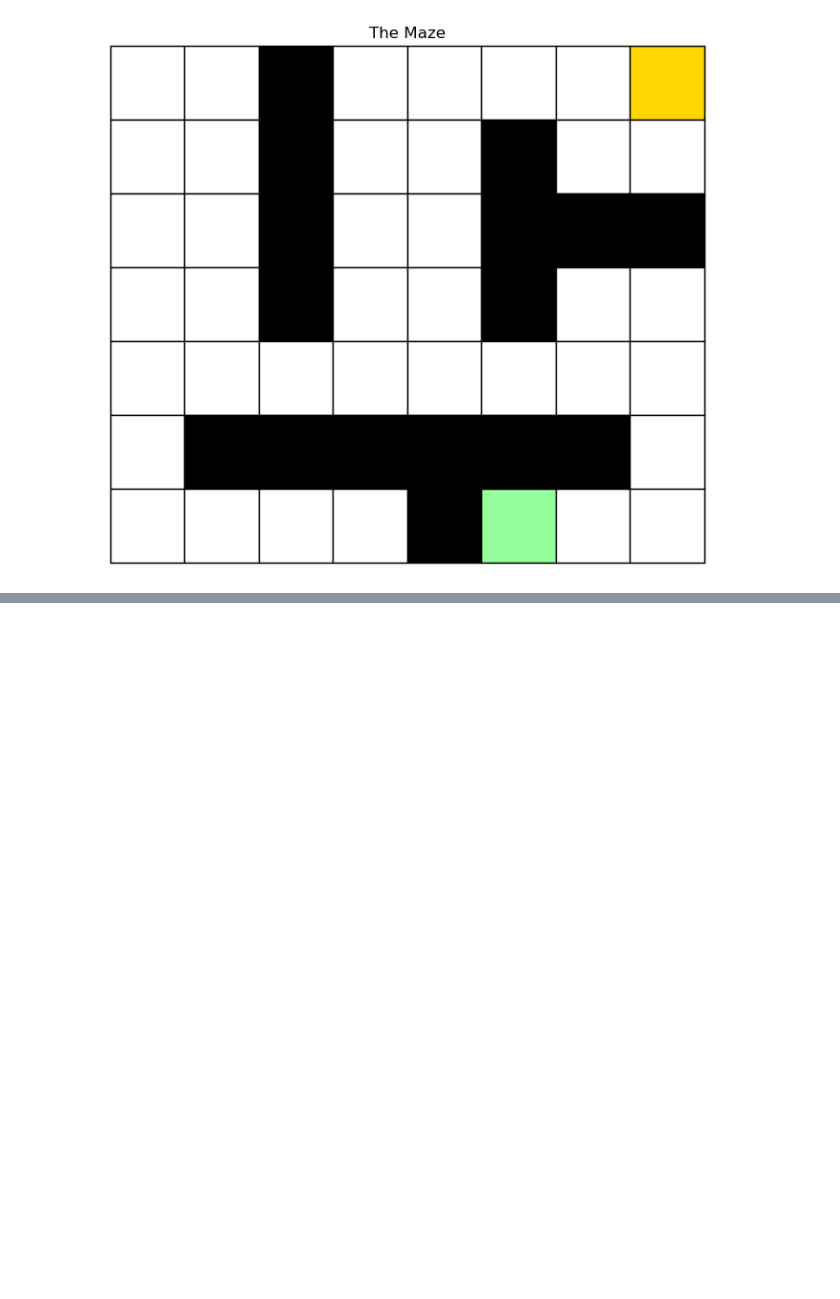
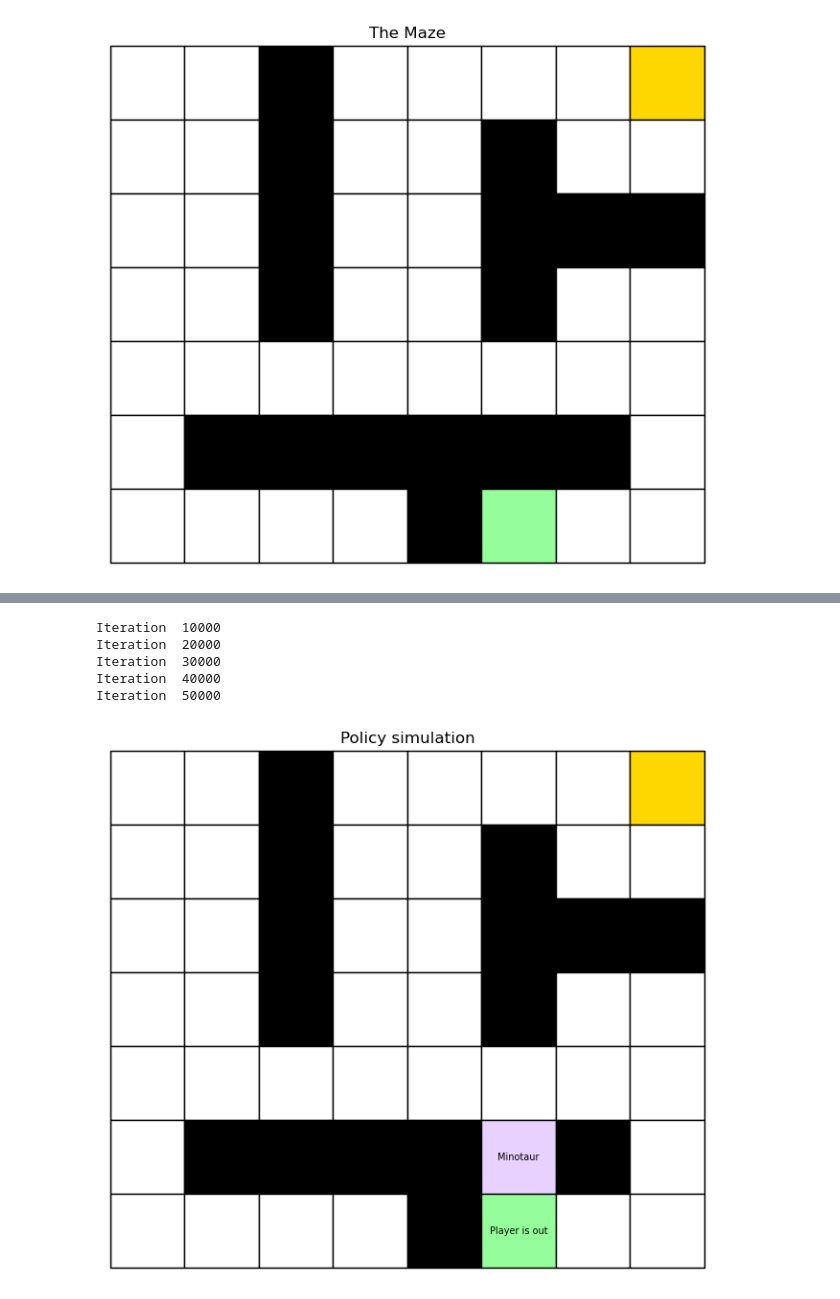
Before and after one commit to KevinArmbruster/ReinforcementLearning, a Jupyter notebook: lab1/problem1/problem_1_bonus.ipynb, the cells around one changed output, grey strips where cells are left out. Cells and saved outputs as stored; diff of their text form; code cells hidden in the pictures; blank space fills up the shorter version.

```diff
--- a/lab1/problem1/problem_1_bonus.ipynb
+++ b/lab1/problem1/problem_1_bonus.ipynb
@@ -51,0 +95,14 @@ display(pd.DataFrame(Q))
+# %%
+Q, N, policy_QLf, _ = env.q_learning(number_episodes=50000, step_size_exponent=0.5, exploration_prob=0.05)
+# %% [output]
+Iteration  10000
+Iteration  20000
+Iteration  30000
+Iteration  40000
+Iteration  50000
+# %%
+start = (0, 0, 6, 5, 0)
+path_QL = env.simulate_path(start, policy_QLf)
+qmz.animate_solution(maze, path_QL)
+# %% [output]
+[figure, added]
```
Also changed, not shown: parts of 24 cells of this notebook, 12 other files.
